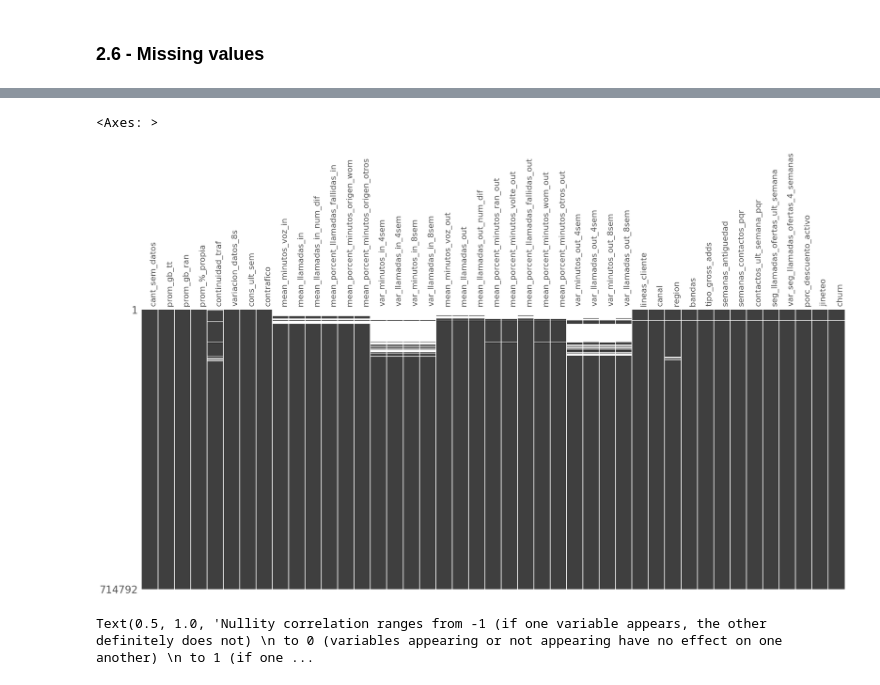
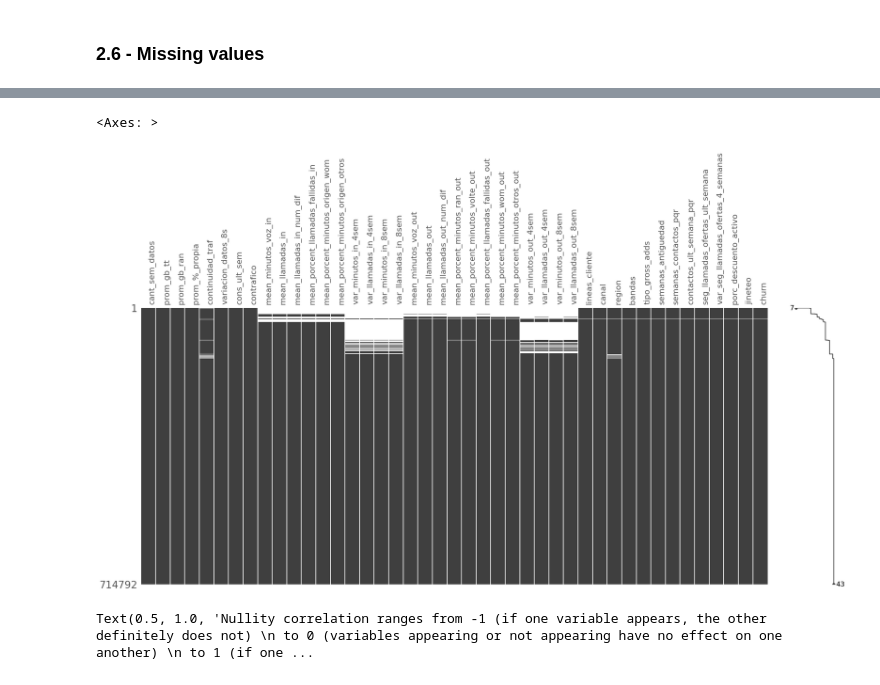
Before and after one commit to leandroaguazaco/data_science_portfolio, a Jupyter notebook: Projects/04-Churn_Telco_Analysis/04_Churn_Telco_Analysis_01_Preprocessing_EDA.ipynb, the cells around one changed output, grey strips where cells are left out. Drawn from its saved outputs; the diff is of its cells as text; code cells hidden in the pictures.

```diff
--- a/Projects/04-Churn_Telco_Analysis/04_Churn_Telco_Analysis_01_Preprocessing_EDA.ipynb
+++ b/Projects/04-Churn_Telco_Analysis/04_Churn_Telco_Analysis_01_Preprocessing_EDA.ipynb
@@ -1333,12 +1331,12 @@ missing_plot_seaborn(churn_df)
 # %%
 # Pick out patterns in data completion.
 msno.matrix(churn_df,
-            sparkline =  False,
+            sparkline =  True,
             sort = 'ascending',
             label_rotation = 90)
 # %% [output]
 <Axes: >
-[figure, old version]
+[figure, new version]
 # %%
 # Missing values correlation heatmap
 
```
Also changed, not shown: parts of 4 cells of this notebook.
